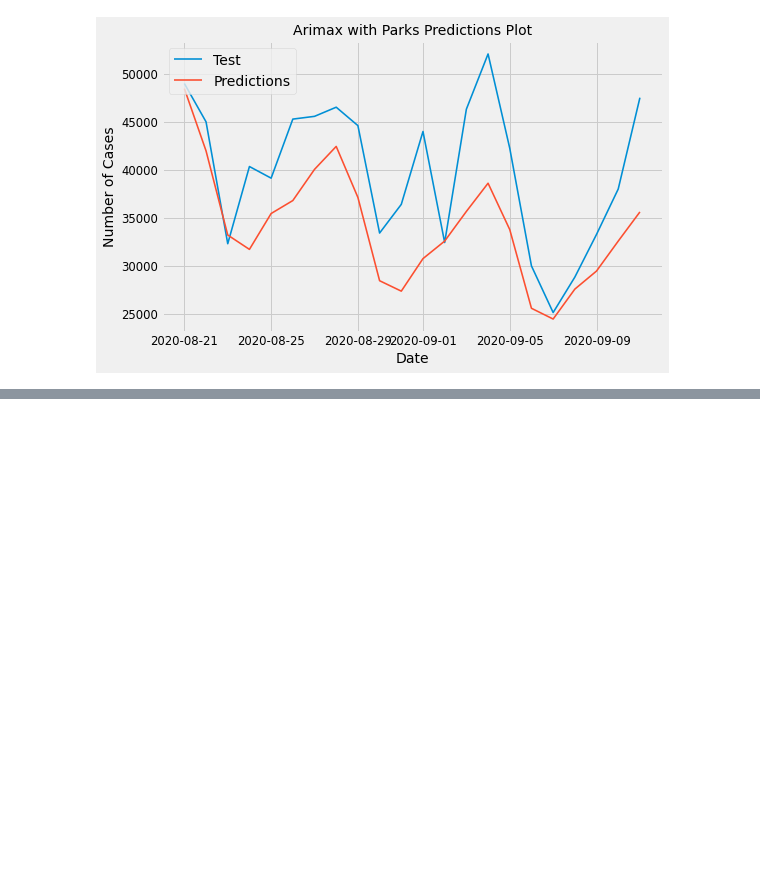
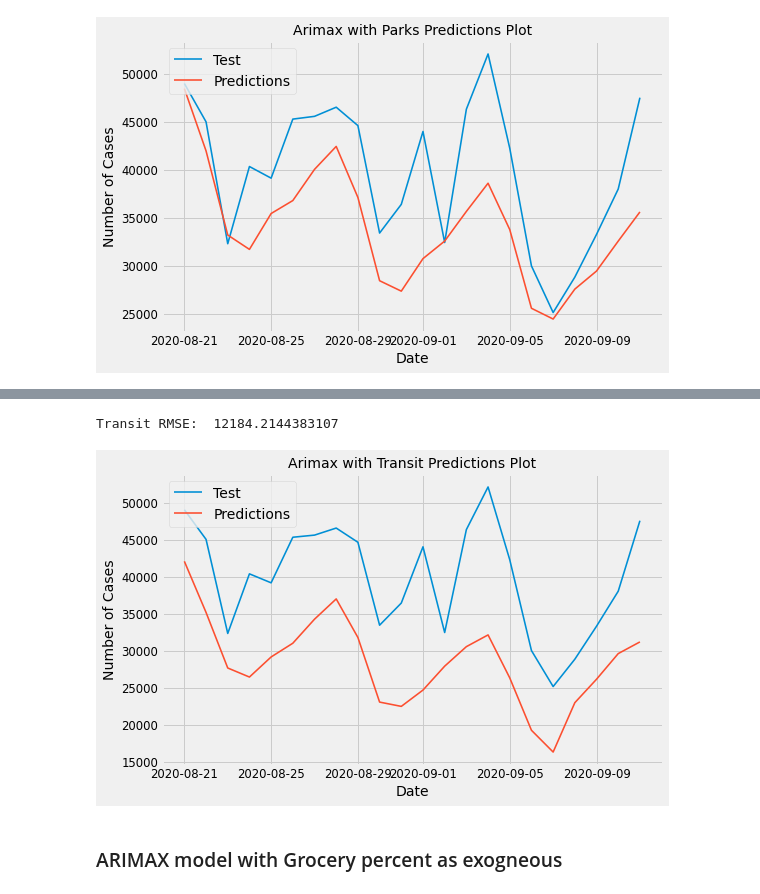
Before and after one commit to jagan-singh/covid-forecasting, a Jupyter notebook: google_data.ipynb, the cells around one changed output, grey strips where cells are left out. Cells and saved outputs as stored; diff of their text form; code cells hidden in the pictures; blank space fills up the shorter version.

Commit message:
ran models with single exog

```diff
--- a/google_data.ipynb
+++ b/google_data.ipynb
@@ -257,0 +260,7 @@ plt.show()
+# %%
+transit = SARIMAX(train['case_day'],
+                  exog = train['transit'] ,
+                  order=(7, 1, 6))
+transit_fit = transit.fit(disp=False)
+# %%
+transit_preds = transit_fit.forecast(steps = 22, exog = test['parks'])
@@ -257,0 +287,18 @@ plt.show()
+# %%
+transit_rmse = np.sqrt(mean_squared_error(transit_preds, test['case_day']))
+print('Transit RMSE: ', transit_rmse)
+# %% [output]
+Transit RMSE:  12184.2144383107
+# %%
+fig, ax = plt.subplots()
+plt.plot(test['case_day'], label = 'Test')
+plt.plot(transit_preds, label  = 'Predictions')
+plt.xlabel('Date')
+plt.ylabel('Number of Cases')
+plt.legend(loc = 'upper left')
+plt.title('Arimax with Transit Predictions Plot')
+plt.show()
+# %% [output]
+[figure, added]
+# %% [markdown]
+### ARIMAX model with Grocery percent as exogneous
```
Also changed, not shown: parts of 20 cells of this notebook.
